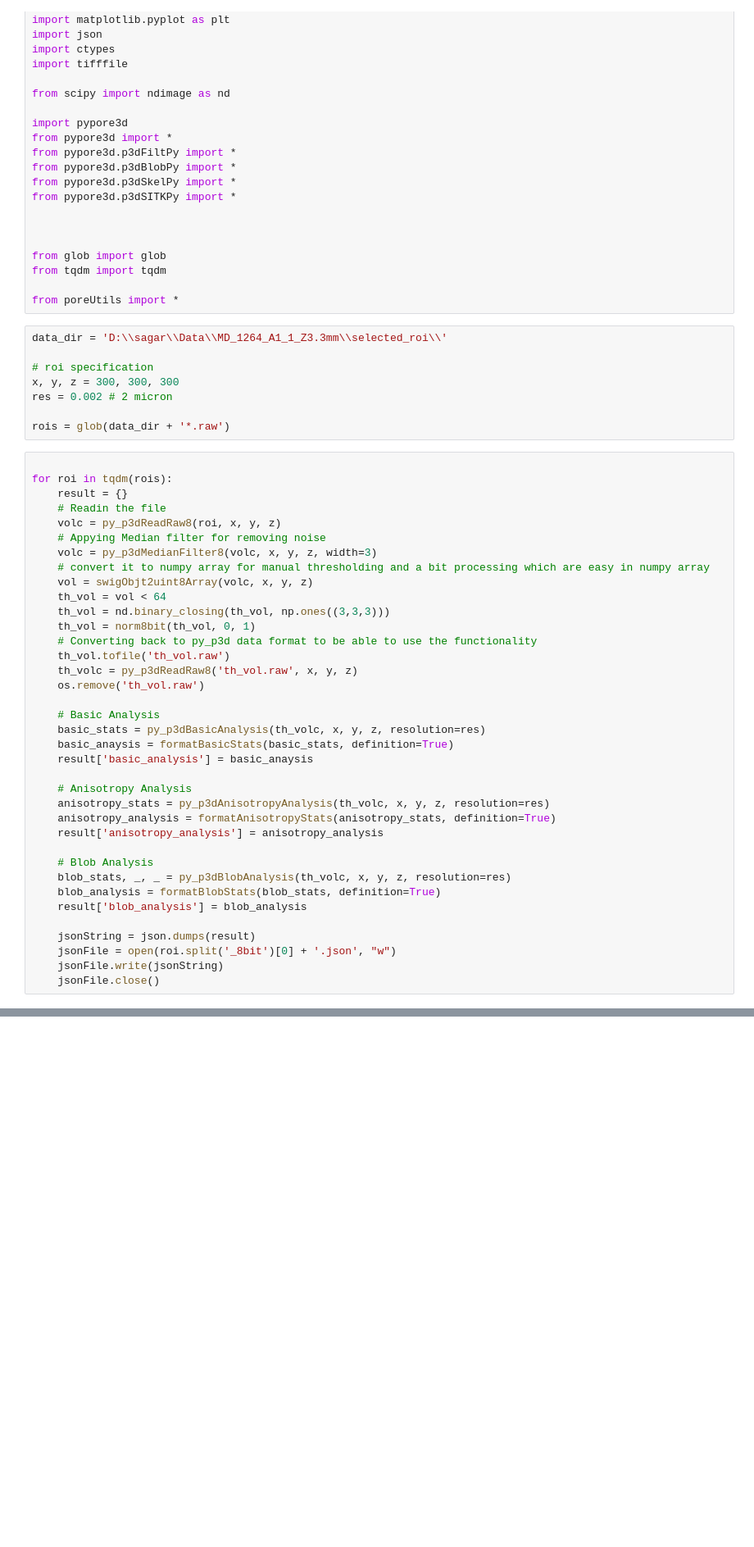
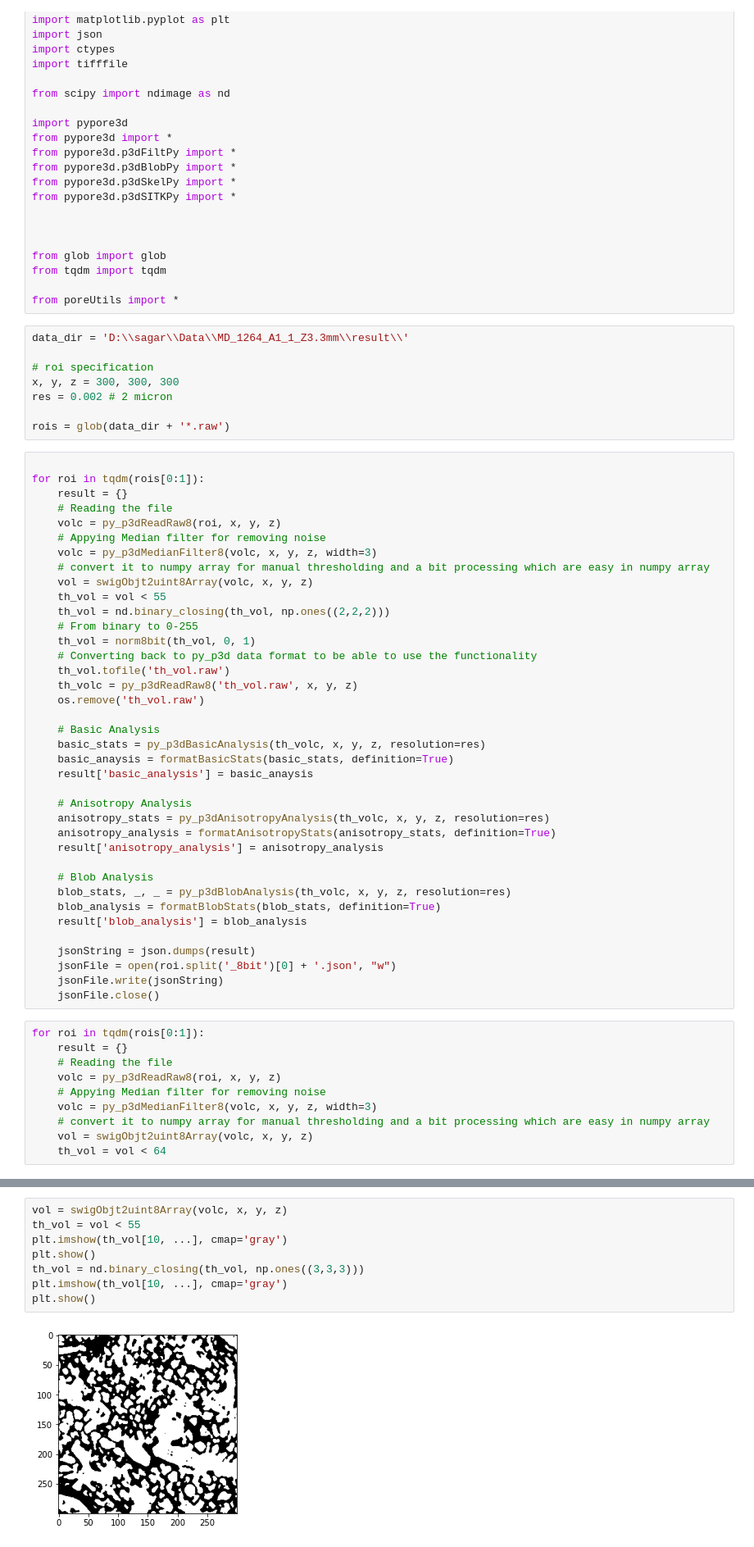
Before and after one commit to mrahmansagar/poreAnalysis, a Jupyter notebook: porosity_per_roi.ipynb, the cells around one changed output, grey strips where cells are left out. Shown: that part at 82% size. Cells and saved outputs as stored; diff of their text form; blank space fills up the shorter version.

```diff
--- a/porosity_per_roi.ipynb
+++ b/porosity_per_roi.ipynb
@@ -23,7 +23,7 @@ from tqdm import tqdm
 
 from poreUtils import *
 # %%
-data_dir = 'D:\\sagar\\Data\\MD_1264_A1_1_Z3.3mm\\selected_roi\\'
+data_dir = 'D:\\sagar\\Data\\MD_1264_A1_1_Z3.3mm\\result\\'
 
 # roi specification
 x, y, z = 300, 300, 300
@@ -32,16 +32,17 @@ res = 0.002 # 2 micron
 rois = glob(data_dir + '*.raw')
 # %%
 
-for roi in tqdm(rois):
+for roi in tqdm(rois[0:1]):
     result = {}
-    # Readin the file
+    # Reading the file
     volc = py_p3dReadRaw8(roi, x, y, z)
     # Appying Median filter for removing noise
     volc = py_p3dMedianFilter8(volc, x, y, z, width=3)
     # convert it to numpy array for manual thresholding and a bit processing which are easy in numpy array
     vol = swigObjt2uint8Array(volc, x, y, z)
-    th_vol = vol < 64
-    th_vol = nd.binary_closing(th_vol, np.ones((3,3,3)))
+    th_vol = vol < 55
+    th_vol = nd.binary_closing(th_vol, np.ones((2,2,2)))
+    # From binary to 0-255
     th_vol = norm8bit(th_vol, 0, 1)
     # Converting back to py_p3d data format to be able to use the functionality
     th_vol.tofile('th_vol.raw')
@@ -67,3 +68,13 @@ for roi in tqdm(rois):
     jsonFile = open(roi.split('_8bit')[0] + '.json', "w")
     jsonFile.write(jsonString)
     jsonFile.close()
+# %%
+for roi in tqdm(rois[0:1]):
+    result = {}
+    # Reading the file
+    volc = py_p3dReadRaw8(roi, x, y, z)
+    # Appying Median filter for removing noise
+    volc = py_p3dMedianFilter8(volc, x, y, z, width=3)
+    # convert it to numpy array for manual thresholding and a bit processing which are easy in numpy array
+    vol = swigObjt2uint8Array(volc, x, y, z)
+    th_vol = vol < 64
@@ -69,0 +83,10 @@ for roi in tqdm(rois):
+# %%
+vol = swigObjt2uint8Array(volc, x, y, z)
+th_vol = vol < 55
+plt.imshow(th_vol[10, ...], cmap='gray')
+plt.show()
+th_vol = nd.binary_closing(th_vol, np.ones((3,3,3)))
+plt.imshow(th_vol[10, ...], cmap='gray')
+plt.show()
+# %% [output]
+[figure, added]
```
Also changed, not shown: parts of 4 cells of this notebook, 1 other file.
